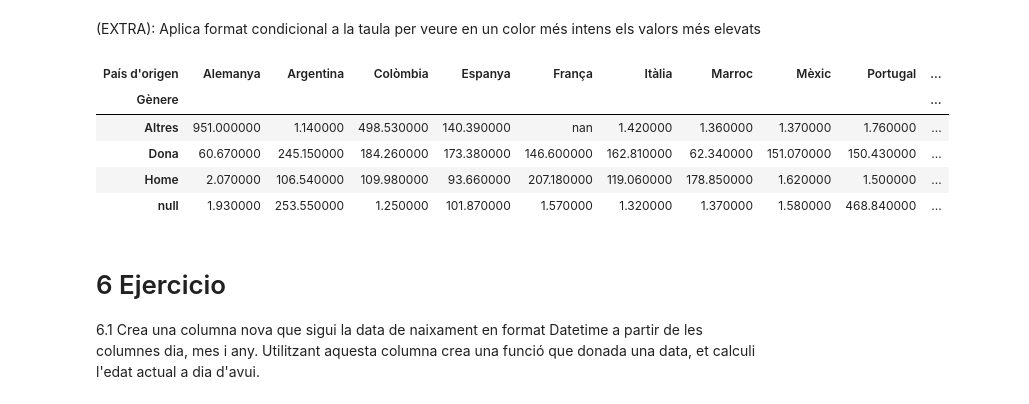
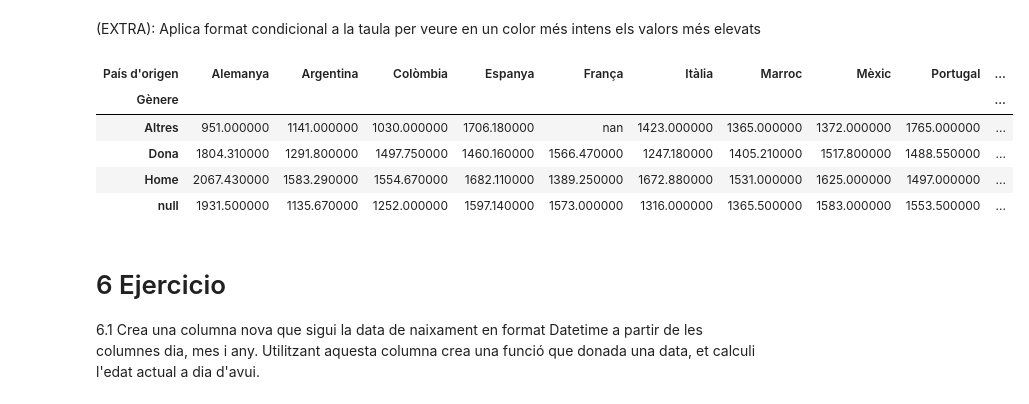
Before and after one commit to GimenezMariela/sprints, a Jupyter notebook: sprint10/sprint_10.ipynb, the cells around one changed output. Cells and saved outputs as stored; diff of their text form; code cells hidden in the pictures.

```diff
--- a/sprint10/sprint_10.ipynb
+++ b/sprint10/sprint_10.ipynb
@@ -209,5 +203,5 @@ df
 # %%
-df["Salari mensual"] = (df["Salari mensual"].replace({"€" : "" , ",": ".", " ":""},regex=True)) #para reemplzar
+df["Salari mensual"] = (df["Salari mensual"].str.replace("€" , "").str.replace( ".","")) #para reemplzar
 
 df["Salari mensual"] = pd.to_numeric(df["Salari mensual"] ,errors ="coerce")
 # %%
@@ -256,15 +250,15 @@ Afegeix-hi les mitjanes als marges de la taula.
 # %% [markdown]
 (EXTRA): Aplica format condicional a la taula per veure en un color més intens els valors més elevats
 # %%
-styled_df = resumen_tabla_mean.style.highlight_max(color='red',axis=0)
+styled_df = resumen_tabla_mean.style.highlight_max(color='blue',axis=0)
 styled_df
 # %% [output]
 | País d'origen | Alemanya | Argentina | Colòmbia | Espanya | França | Itàlia | Marroc | Mèxic | Portugal | ... |
 | Gènere |  |  |  |  |  |  |  |  |  | ... |
-| Altres | 951.000000 | 1.140000 | 498.530000 | 140.390000 | nan | 1.420000 | 1.360000 | 1.370000 | 1.760000 | ... |
-| Dona | 60.670000 | 245.150000 | 184.260000 | 173.380000 | 146.600000 | 162.810000 | 62.340000 | 151.070000 | 150.430000 | ... |
-| Home | 2.070000 | 106.540000 | 109.980000 | 93.660000 | 207.180000 | 119.060000 | 178.850000 | 1.620000 | 1.500000 | ... |
-| null | 1.930000 | 253.550000 | 1.250000 | 101.870000 | 1.570000 | 1.320000 | 1.370000 | 1.580000 | 468.840000 | ... |
+| Altres | 951.000000 | 1141.000000 | 1030.000000 | 1706.180000 | nan | 1423.000000 | 1365.000000 | 1372.000000 | 1765.000000 | ... |
+| Dona | 1804.310000 | 1291.800000 | 1497.750000 | 1460.160000 | 1566.470000 | 1247.180000 | 1405.210000 | 1517.800000 | 1488.550000 | ... |
+| Home | 2067.430000 | 1583.290000 | 1554.670000 | 1682.110000 | 1389.250000 | 1672.880000 | 1531.000000 | 1625.000000 | 1497.000000 | ... |
+| null | 1931.500000 | 1135.670000 | 1252.000000 | 1597.140000 | 1573.000000 | 1316.000000 | 1365.500000 | 1583.000000 | 1553.500000 | ... |
 # %% [markdown]
 # 6 Ejercicio
 
```
Also changed, not shown: parts of 9 cells of this notebook, 7 other files.
